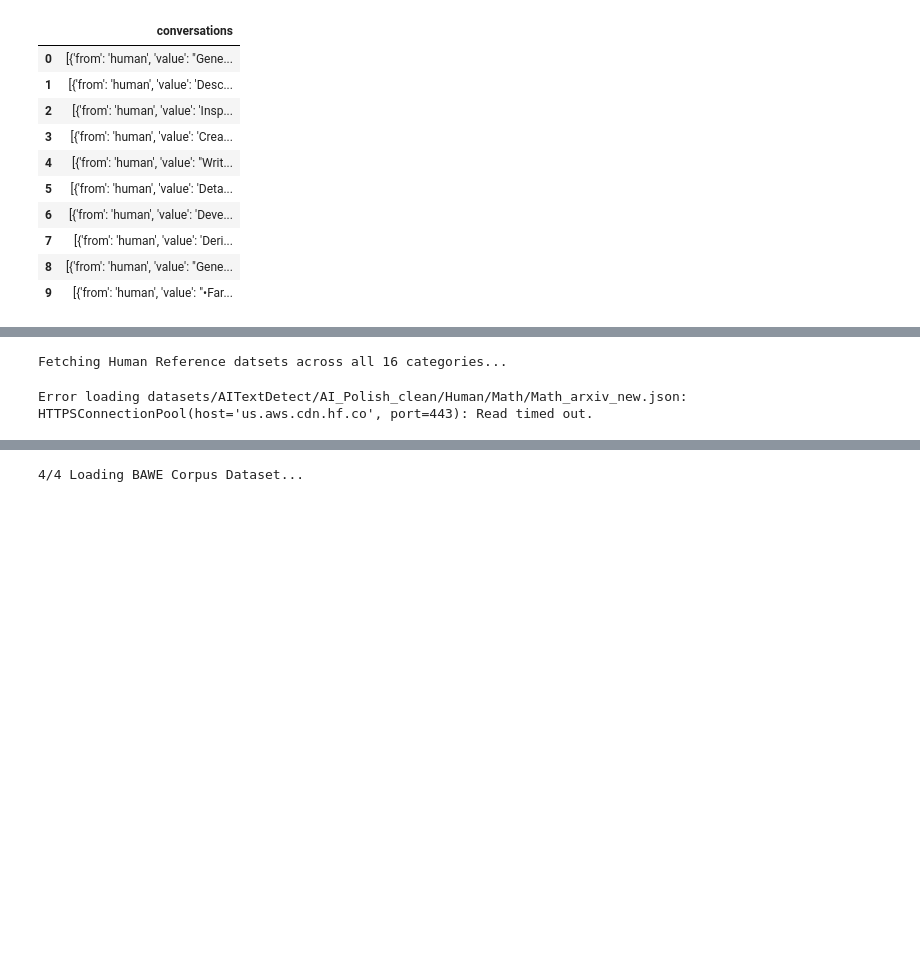
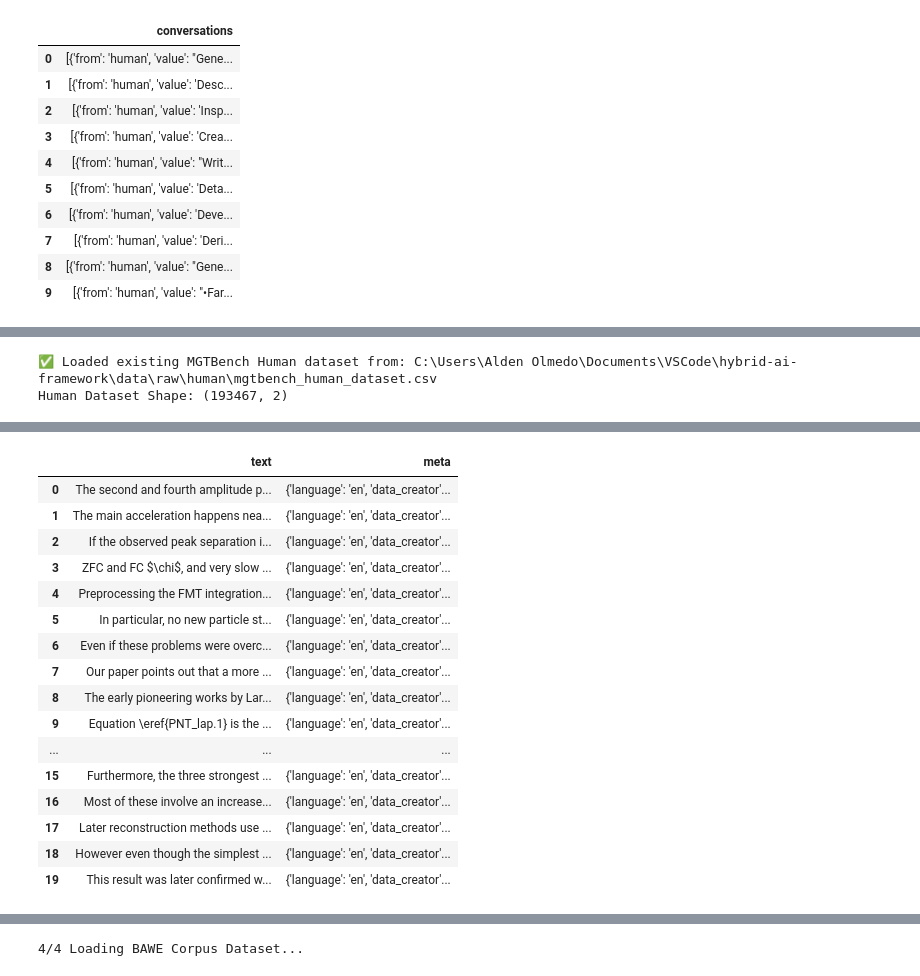
Before and after one commit to n4t5Uuu/Hybrid-AI-Text-Detector, a Jupyter notebook: src/notebooks/data_ingestion.ipynb, the cells around one changed output, grey strips where cells are left out. Drawn from its saved outputs; the diff is of its cells as text; code cells hidden in the pictures; blank space fills up the shorter version.

```diff
--- a/src/notebooks/data_ingestion.ipynb
+++ b/src/notebooks/data_ingestion.ipynb
@@ -199,27 +229,29 @@ Fetching AI model datasets across all 16 categories...
 # %%
-# Ingesting of Human Reference Texts
-print("Fetching Human Reference datsets across all 16 categories...")
+if not mgtbench_human_path.exists():
+    all_human_data = []
+    print("Downloading MGTBench Human reference datasets from Hugging Face...")
+    for cat in tqdm(CATEGORIES, desc="Human Categories"):
+        human_dir = f"datasets/AITextDetect/AI_Polish_clean/Human/{cat}"
+        if fs.exists(human_dir):
+            files = fs.ls(human_dir, detail=False)
+            for f in files:
+                if f.endswith('.json'):
+                    try:
+                        df = pd.read_json(f"hf://{f}")
+                        all_human_data.append(df)
+                    except Exception as e:
+                        print(f"Error loading {f}: {e}")
 
-for category in tqdm(CATEGORIES, desc="Human Categories"):
-    human_dir = f"datasets/AITextDetect/AI_Polish_clean/Human/{category}"
+    # Combine and save raw Human dataset to its respective folder
+    df_mgtbench_human = pd.concat(all_human_data, ignore_index=True)
+    df_mgtbench_human.to_csv(mgtbench_human_path, index=False, encoding='utf-8')
+    print(f"✅ Saved MGTBench Human dataset to: {mgtbench_human_path.resolve()}")
+else:
+    df_mgtbench_human = pd.read_csv(mgtbench_human_path)
+    print(f"✅ Loaded existing MGTBench Human dataset from: {mgtbench_human_path.resolve()}")
 
-    if fs.exists(human_dir):
-        files = fs.ls(human_dir, detail=False)
-
-        for f in files:
-            if f.endswith('.json'):
-                try:
-                    df = pd.read_json(f"hf://{f}")
-                    df['label'] = 0  # 0 = Human meaning made by humans
-                    df['model'] = 'Human'
-                    df['category'] = category
-                    df['topic'] = TOPIC_MAPPING.get(category, 'Other')
-
-                    all_data.append(df[['text', 'label', 'model', 'category', 'topic']])
-                except Exception as e:
-                    print(f"Error loading {f}: {e}")
-
-print("Finished Ingesting of Human Reference Texts")
+print(f"Human Dataset Shape: {df_mgtbench_human.shape}")
+display(df_mgtbench_human.head(20))
 # %% [output]
-Fetching Human Reference datsets across all 16 categories...
+✅ Loaded existing MGTBench Human dataset from: C:\Users\Alden Olmedo\Documents\VSCode\hybrid-ai-framework\data\raw\human\mgtbench_human_dataset.csv
+Human Dataset Shape: (193467, 2)
-Error loading datasets/AITextDetect/AI_Polish_clean/Human/Math/Math_arxiv_new.json: HTTPSConnectionPool(host='us.aws.cdn.hf.co', port=443): Read timed out.
@@ -226,0 +258,17 @@ Finished Ingesting of Human Reference Texts
+|  | text | meta |
+| 0 | The second and fourth amplitude p... | {'language': 'en', 'data_creator'... |
+| 1 | The main acceleration happens nea... | {'language': 'en', 'data_creator'... |
+| 2 | If the observed peak separation i... | {'language': 'en', 'data_creator'... |
+| 3 | ZFC and FC $\chi$, and very slow ... | {'language': 'en', 'data_creator'... |
+| 4 | Preprocessing the FMT integration... | {'language': 'en', 'data_creator'... |
+| 5 | In particular, no new particle st... | {'language': 'en', 'data_creator'... |
+| 6 | Even if these problems were overc... | {'language': 'en', 'data_creator'... |
+| 7 | Our paper points out that a more ... | {'language': 'en', 'data_creator'... |
+| 8 | The early pioneering works by Lar... | {'language': 'en', 'data_creator'... |
+| 9 | Equation \eref{PNT_lap.1} is the ... | {'language': 'en', 'data_creator'... |
+| ... | ... | ... |
+| 15 | Furthermore, the three strongest ... | {'language': 'en', 'data_creator'... |
+| 16 | Most of these involve an increase... | {'language': 'en', 'data_creator'... |
+| 17 | Later reconstruction methods use ... | {'language': 'en', 'data_creator'... |
+| 18 | However even though the simplest ... | {'language': 'en', 'data_creator'... |
+| 19 | This result was later confirmed w... | {'language': 'en', 'data_creator'... |
```
Also changed, not shown: parts of 6 cells of this notebook.
